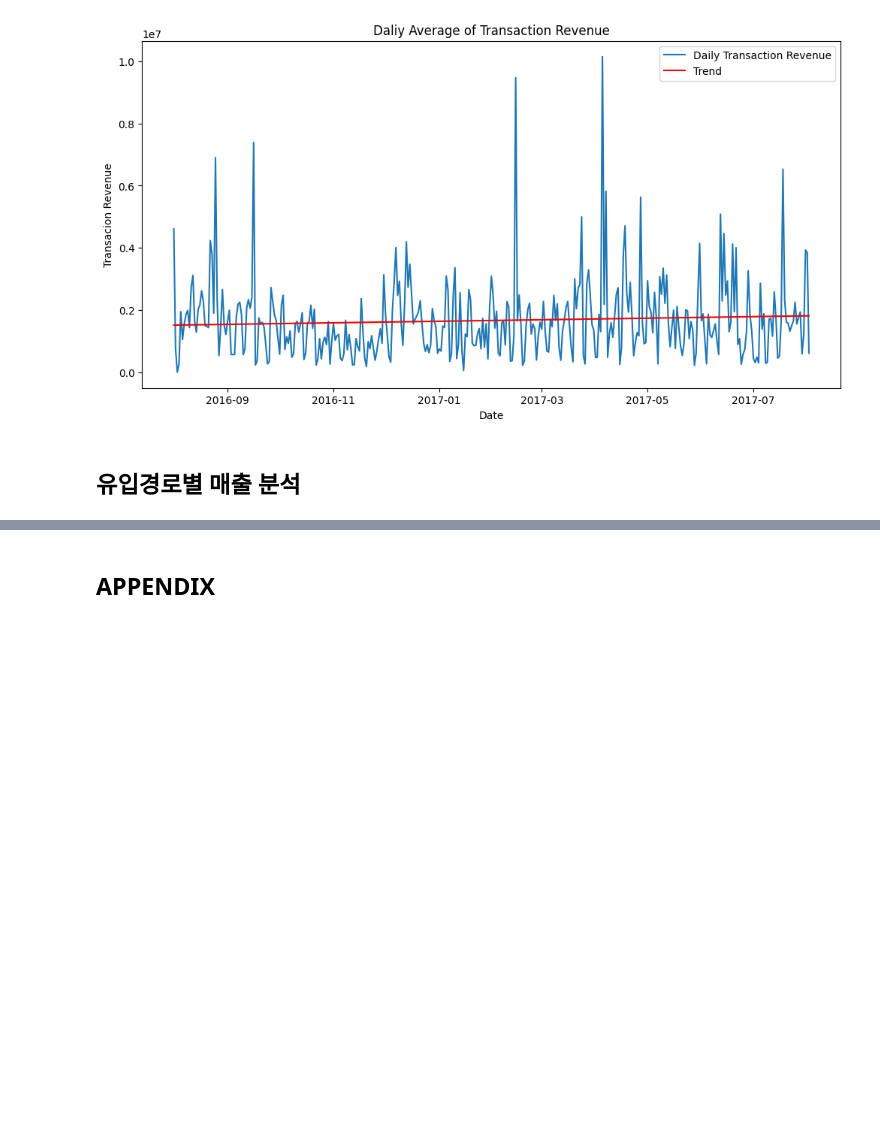
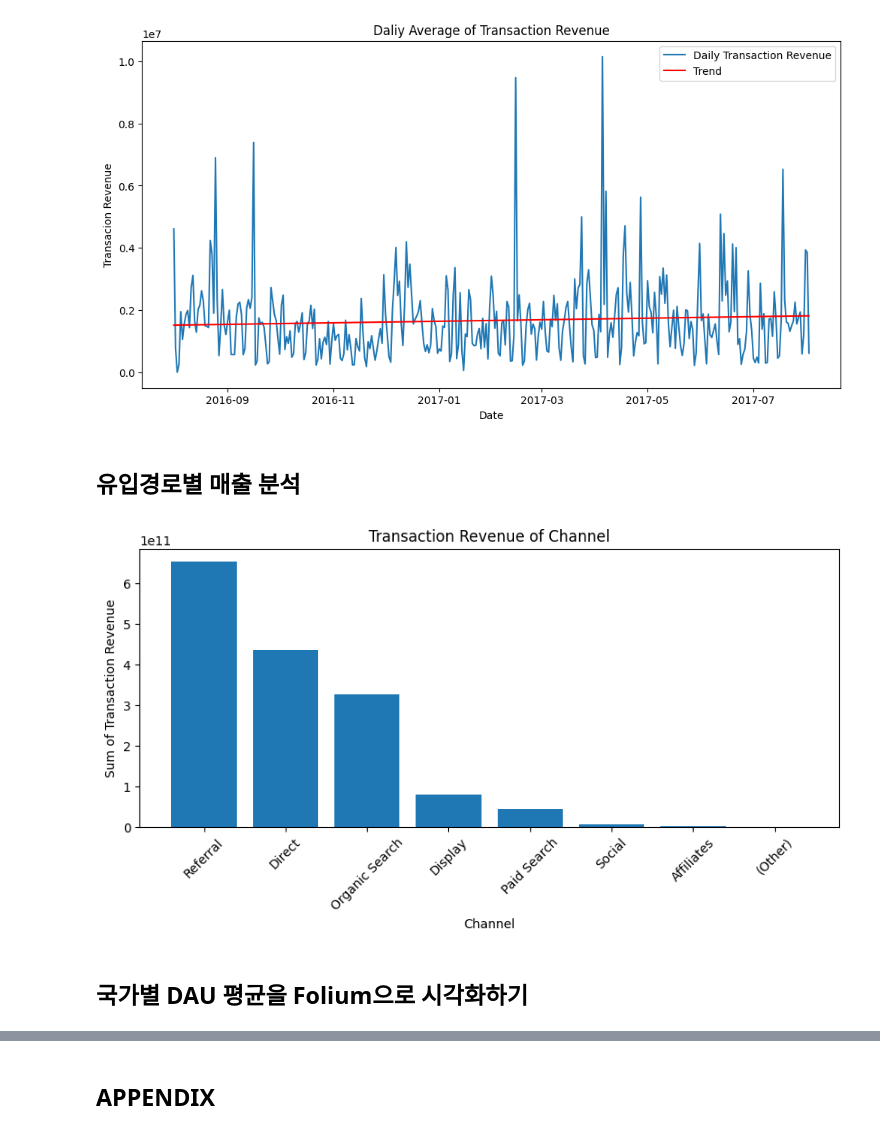
Before and after one commit to DIB-PP/-, a Jupyter notebook: project3_GA4_수경.ipynb, the cells around one changed output, grey strips where cells are left out. Cells and saved outputs as stored; diff of their text form; code cells hidden in the pictures; blank space fills up the shorter version.

```diff
--- a/project3_GA4_수경.ipynb
+++ b/project3_GA4_수경.ipynb
@@ -379,6 +379,21 @@ plt.show()
 [figure]
 # %% [markdown]
 ## 유입경로별 매출 분석
+# %%
+#채널별 매출액 내림차순 정렬
+channel_revenue = df3.groupby('channelGrouping')['transactionRevenue'].sum().sort_values(ascending = False)
+
+plt.figure(figsize = (10, 4))
+plt.bar(channel_revenue.index, height = channel_revenue.values )
+plt.xticks(rotation=45)
+plt.title('Transaction Revenue of Channel')
+plt.xlabel('Channel')
+plt.ylabel('Sum of Transaction Revenue')
+plt.show()
+# %% [output]
+[figure, added]
+# %% [markdown]
+## 국가별 DAU 평균을 Folium으로 시각화하기
 # %%
 df3.head(3)
 # %% [output]
```
Also changed, not shown: parts of 1 cell of this notebook.
